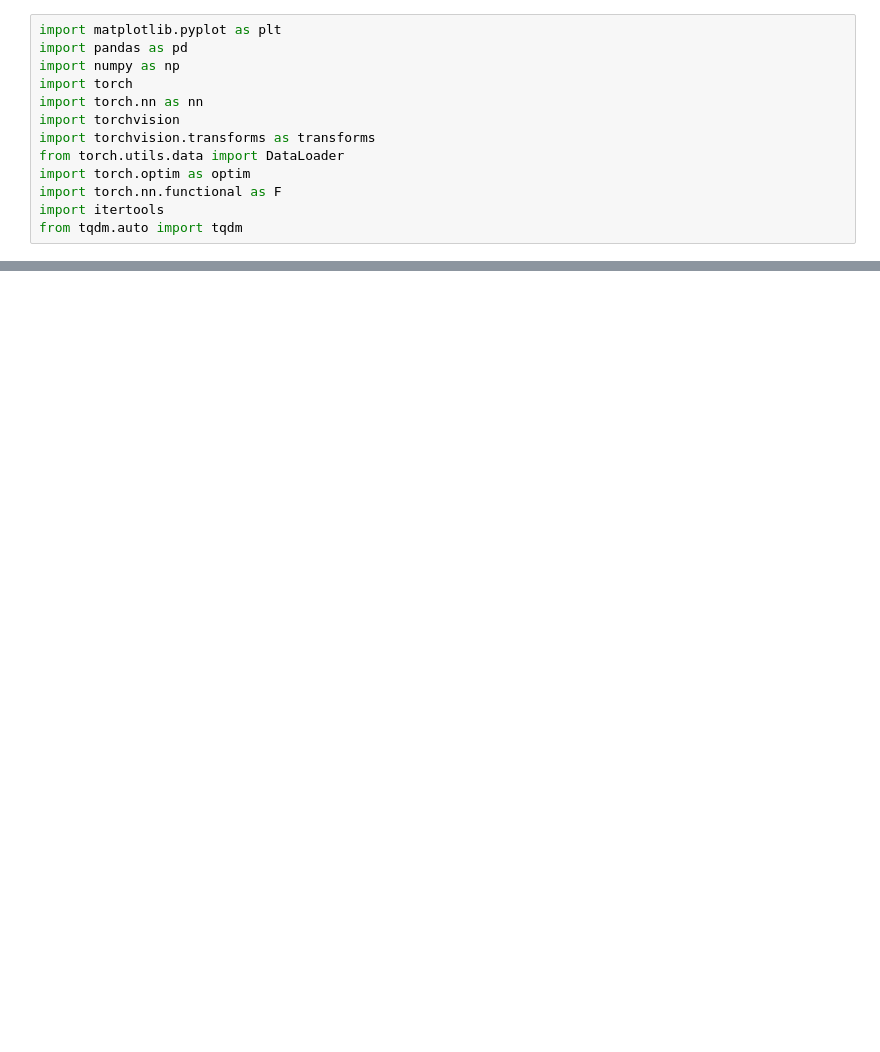
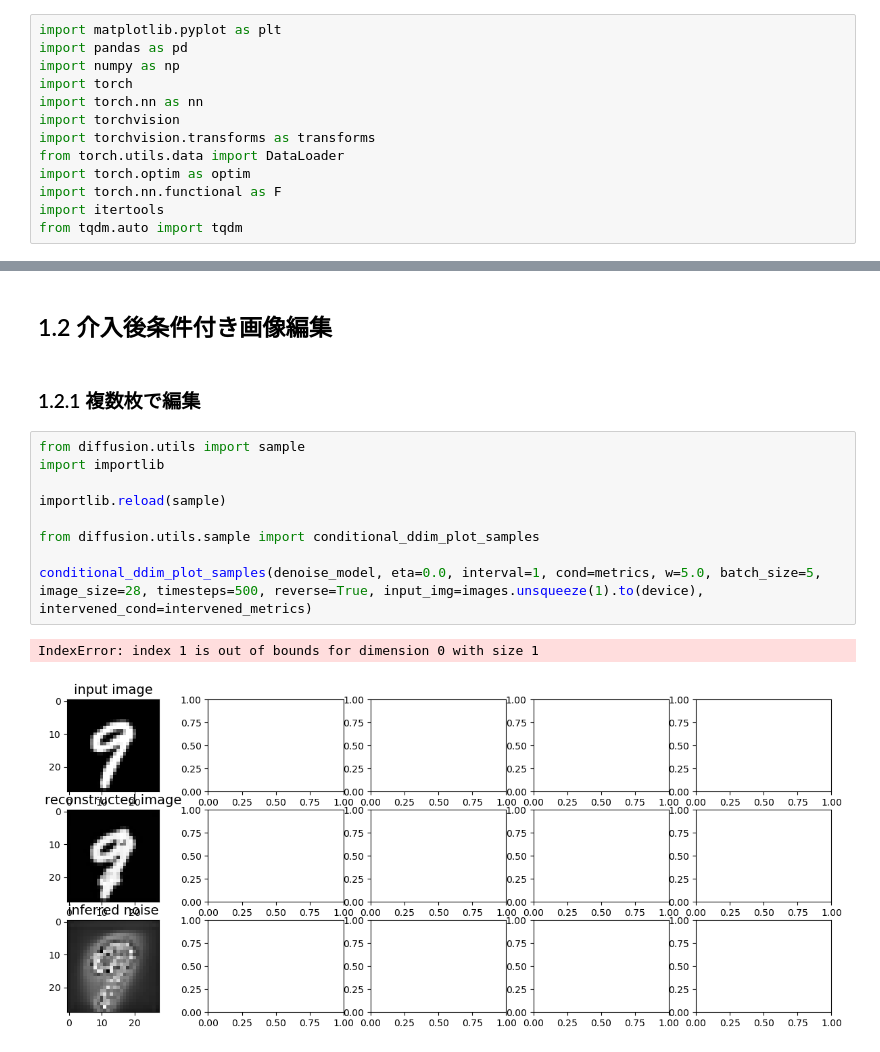
Before and after one commit to hashikun917/Diffusion, a Jupyter notebook: notebooks/ConditionalDiffusionModel_sample.ipynb, the cells around one changed output, grey strips where cells are left out. Drawn from its saved outputs; the diff is of its cells as text; blank space fills up the shorter version.

```diff
--- a/notebooks/ConditionalDiffusionModel_sample.ipynb
+++ b/notebooks/ConditionalDiffusionModel_sample.ipynb
@@ -91,0 +82,16 @@ conditional_ddim_plot_samples(denoise_model, eta=0.0, interval=10, batch_size=5,
+# %% [markdown]
+## 1.2 介入後条件付き画像編集
+# %% [markdown]
+### 1.2.1 複数枚で編集
+# %%
+from diffusion.utils import sample
+import importlib
+
+importlib.reload(sample)
+
+from diffusion.utils.sample import conditional_ddim_plot_samples
+
+conditional_ddim_plot_samples(denoise_model, eta=0.0, interval=1, cond=metrics, w=5.0, batch_size=5, image_size=28, timesteps=500, reverse=True, input_img=images.unsqueeze(1).to(device), intervened_cond=intervened_metrics)
+# %% [output]
+IndexError: index 1 is out of bounds for dimension 0 with size 1
+[figure, added]
```
Also changed, not shown: parts of 22 cells of this notebook, 9 other files.
